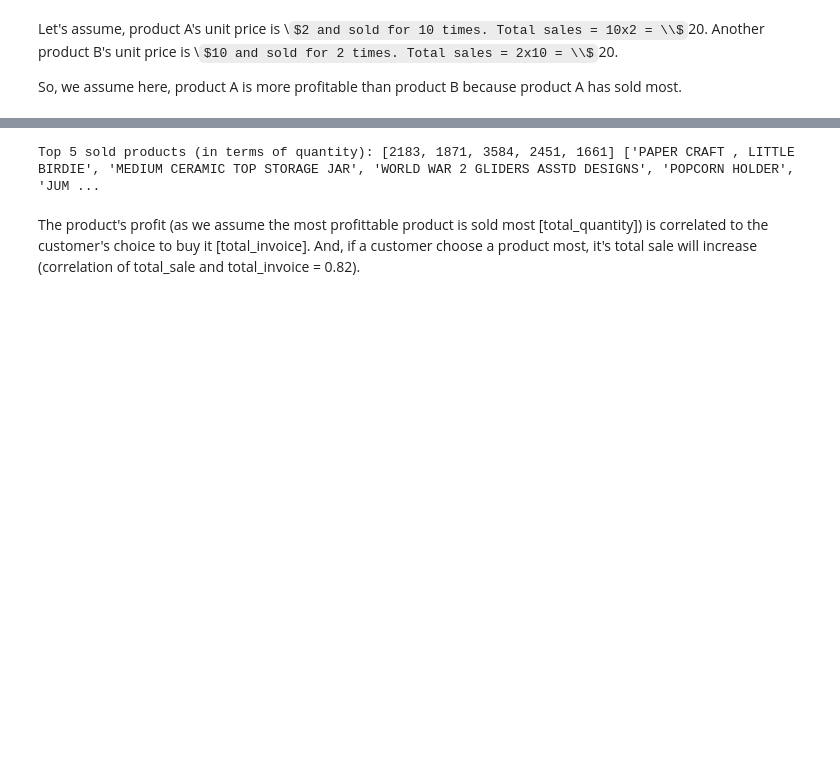
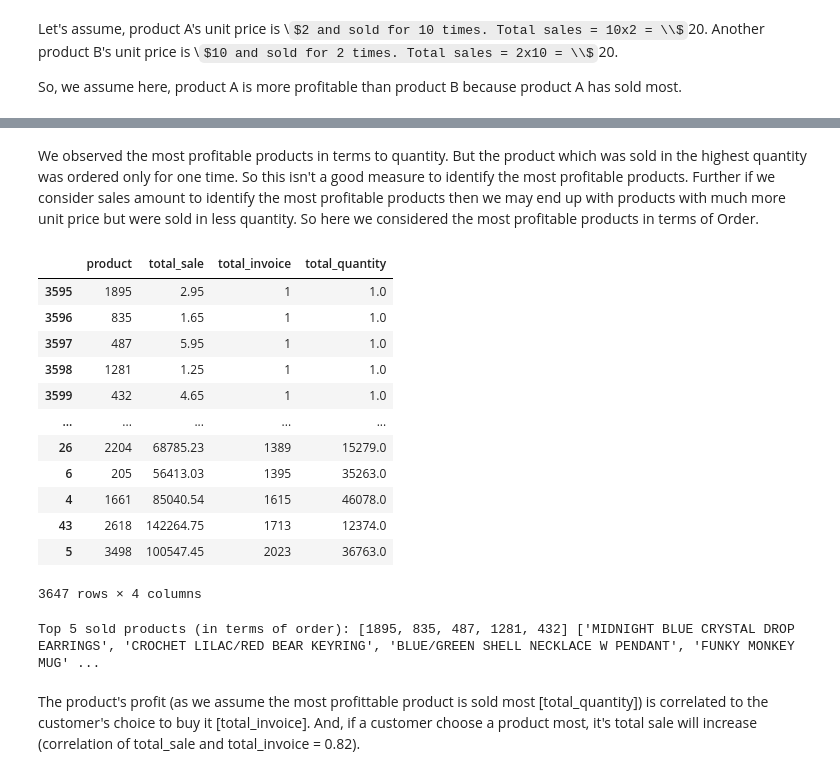
Before and after one commit to Aukerul-Shuvo/DAAS_Retail, a Jupyter notebook: notebook/Diagnostic Analysis.ipynb, the cells around one changed output, grey strips where cells are left out. Cells and saved outputs as stored; diff of their text form; code cells hidden in the pictures; some formulas as TeX source; blank space fills up the shorter version.

```diff
--- a/notebook/Diagnostic Analysis.ipynb
+++ b/notebook/Diagnostic Analysis.ipynb
@@ -221,10 +221,29 @@ product_quantity
 3647 rows × 4 columns
+# %% [markdown]
+We observed the most profitable products in terms to quantity. But the product which was sold in the highest quantity was ordered only for one time. So this isn't a good measure to identify the most profitable products. Further if we consider sales amount to identify the most profitable products then we may end up with products with much more unit price but were sold in less quantity. So here we considered the most profitable products in terms of Order.
+# %%
+product_quantity = product_quantity.sort_values(by=['total_invoice', 'total_quantity'])
+product_quantity
+# %% [output]
+|  | product | total_sale | total_invoice | total_quantity |
+| 3595 | 1895 | 2.95 | 1 | 1.0 |
+| 3596 | 835 | 1.65 | 1 | 1.0 |
+| 3597 | 487 | 5.95 | 1 | 1.0 |
+| 3598 | 1281 | 1.25 | 1 | 1.0 |
+| 3599 | 432 | 4.65 | 1 | 1.0 |
+| ... | ... | ... | ... | ... |
+| 26 | 2204 | 68785.23 | 1389 | 15279.0 |
+| 6 | 205 | 56413.03 | 1395 | 35263.0 |
+| 4 | 1661 | 85040.54 | 1615 | 46078.0 |
+| 43 | 2618 | 142264.75 | 1713 | 12374.0 |
+| 5 | 3498 | 100547.45 | 2023 | 36763.0 |
+3647 rows × 4 columns
 # %%
 top_5_products_in_2010_2011 = list(product_quantity['product'].head(5))
-print("Top 5 sold products (in terms of quantity):", top_5_products_in_2010_2011,
+print("Top 5 sold products (in terms of order):", top_5_products_in_2010_2011,
       [product_classes[i] for i in top_5_products_in_2010_2011])
 # %% [output]
-Top 5 sold products (in terms of quantity): [2183, 1871, 3584, 2451, 1661] ['PAPER CRAFT , LITTLE BIRDIE', 'MEDIUM CERAMIC TOP STORAGE JAR', 'WORLD WAR 2 GLIDERS ASSTD DESIGNS', 'POPCORN HOLDER', 'JUM ...
+Top 5 sold products (in terms of order): [1895, 835, 487, 1281, 432] ['MIDNIGHT BLUE CRYSTAL DROP EARRINGS', 'CROCHET LILAC/RED BEAR KEYRING', 'BLUE/GREEN SHELL NECKLACE W PENDANT', 'FUNKY MONKEY MUG' ...
 # %% [markdown]
 The product's profit (as we assume the most profittable product is sold most \[total_quantity\]) is correlated to the customer's choice to buy it \[total_invoice\]. And, if a customer choose a product most, it's total sale will increase (correlation of total_sale and total_invoice = 0.82).
 # %%
```
Also changed, not shown: parts of 5 cells of this notebook, 1 other file.
